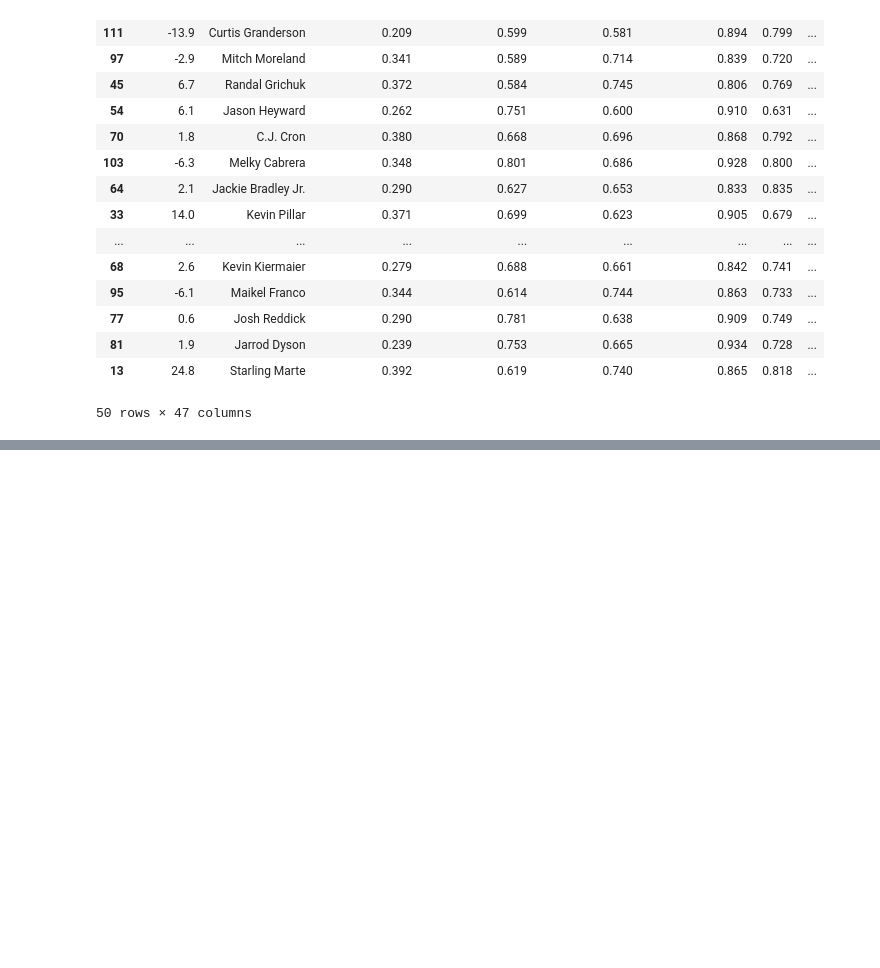
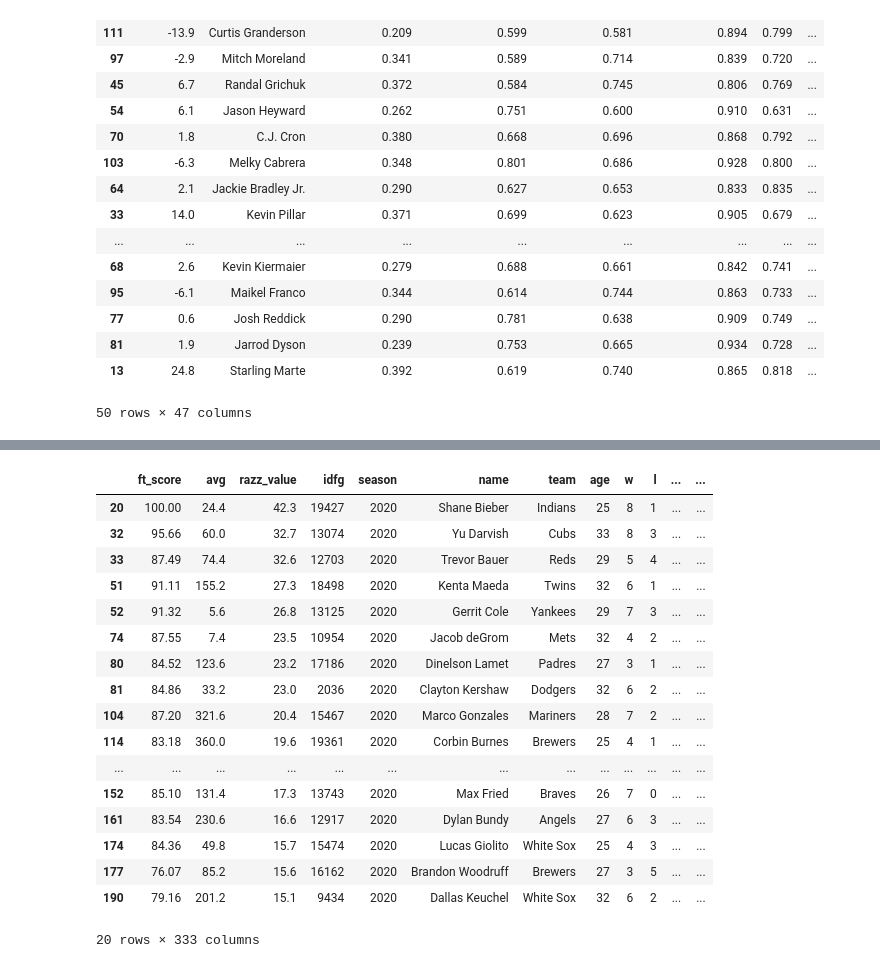
Before and after one commit to RiverJAM/Ultimate-Fantasy-Baseball-Eval-Tool, a Jupyter notebook: ML for Ultimate Baseball.ipynb, the cells around one changed output, grey strips where cells are left out. Cells and saved outputs as stored; diff of their text form; code cells hidden in the pictures; blank space fills up the shorter version.

```diff
--- a/ML for Ultimate Baseball.ipynb
+++ b/ML for Ultimate Baseball.ipynb
@@ -1079 +1096,22 @@ RazzSeason.head(50)
 50 rows × 65 columns
+# %%
+LastXmass.head(20)
+# %% [output]
+|  | ft_score | avg | razz_value | ﻿idfg | season | name | team | age | w | l | ... | ... |
+| 20 | 100.00 | 24.4 | 42.3 | 19427 | 2020 | Shane Bieber | Indians | 25 | 8 | 1 | ... | ... |
+| 32 | 95.66 | 60.0 | 32.7 | 13074 | 2020 | Yu Darvish | Cubs | 33 | 8 | 3 | ... | ... |
+| 33 | 87.49 | 74.4 | 32.6 | 12703 | 2020 | Trevor Bauer | Reds | 29 | 5 | 4 | ... | ... |
+| 51 | 91.11 | 155.2 | 27.3 | 18498 | 2020 | Kenta Maeda | Twins | 32 | 6 | 1 | ... | ... |
+| 52 | 91.32 | 5.6 | 26.8 | 13125 | 2020 | Gerrit Cole | Yankees | 29 | 7 | 3 | ... | ... |
+| 74 | 87.55 | 7.4 | 23.5 | 10954 | 2020 | Jacob deGrom | Mets | 32 | 4 | 2 | ... | ... |
+| 80 | 84.52 | 123.6 | 23.2 | 17186 | 2020 | Dinelson Lamet | Padres | 27 | 3 | 1 | ... | ... |
+| 81 | 84.86 | 33.2 | 23.0 | 2036 | 2020 | Clayton Kershaw | Dodgers | 32 | 6 | 2 | ... | ... |
+| 104 | 87.20 | 321.6 | 20.4 | 15467 | 2020 | Marco Gonzales | Mariners | 28 | 7 | 2 | ... | ... |
+| 114 | 83.18 | 360.0 | 19.6 | 19361 | 2020 | Corbin Burnes | Brewers | 25 | 4 | 1 | ... | ... |
+| ... | ... | ... | ... | ... | ... | ... | ... | ... | ... | ... | ... | ... |
+| 152 | 85.10 | 131.4 | 17.3 | 13743 | 2020 | Max Fried | Braves | 26 | 7 | 0 | ... | ... |
+| 161 | 83.54 | 230.6 | 16.6 | 12917 | 2020 | Dylan Bundy | Angels | 27 | 6 | 3 | ... | ... |
+| 174 | 84.36 | 49.8 | 15.7 | 15474 | 2020 | Lucas Giolito | White Sox | 25 | 4 | 3 | ... | ... |
+| 177 | 76.07 | 85.2 | 15.6 | 16162 | 2020 | Brandon Woodruff | Brewers | 27 | 3 | 5 | ... | ... |
+| 190 | 79.16 | 201.2 | 15.1 | 9434 | 2020 | Dallas Keuchel | White Sox | 32 | 6 | 2 | ... | ... |
+20 rows × 333 columns
```
Also changed, not shown: parts of 8 cells of this notebook, 3 other files.
